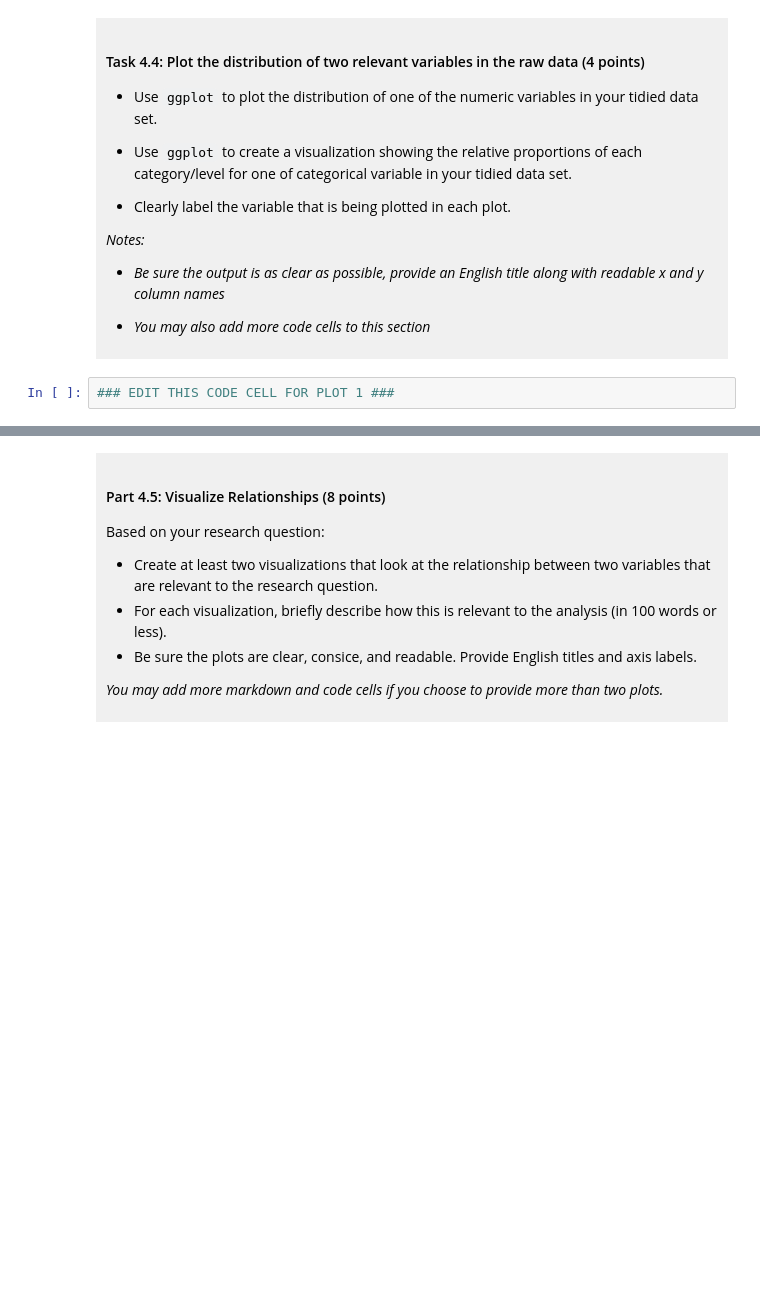
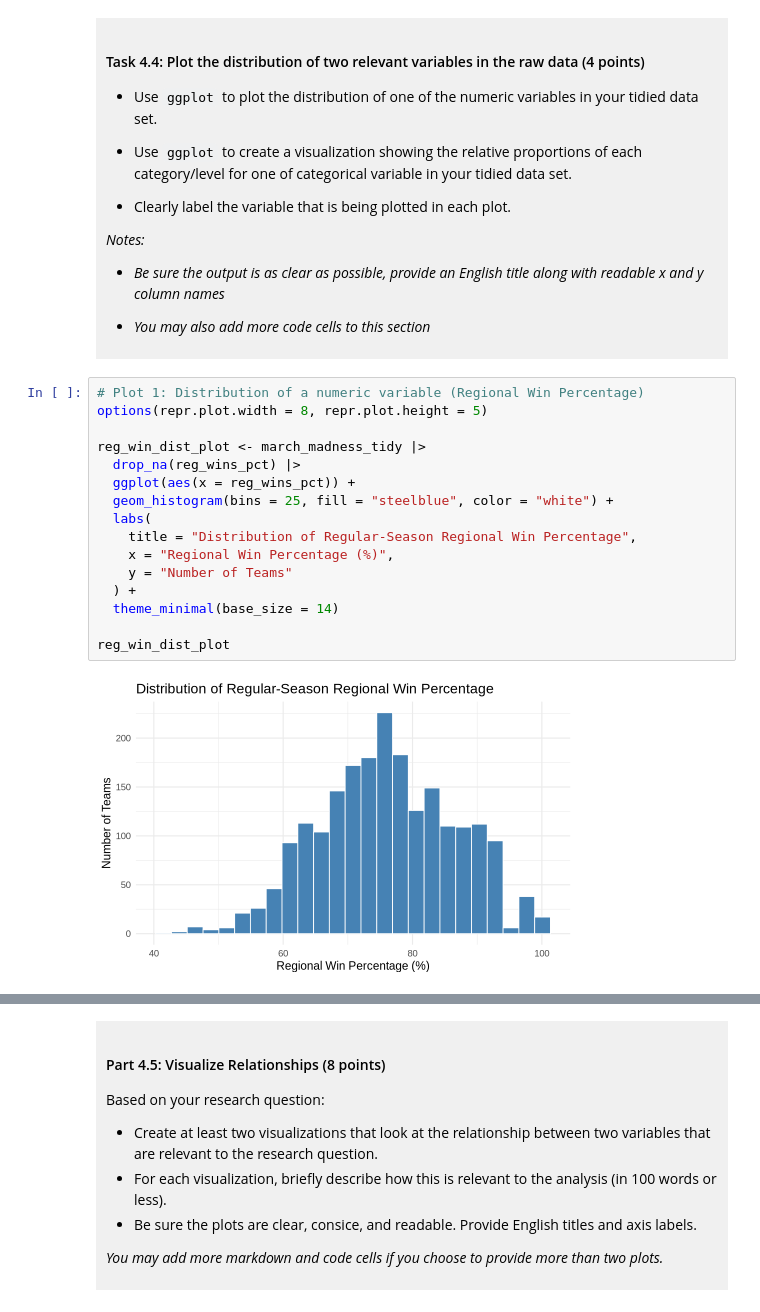
Before and after one commit to jitnue/dsci-100-project-jihoon-roh, a Jupyter notebook: dsci-100-project-notebook.ipynb, the cells around one changed output, grey strips where cells are left out. Cells and saved outputs as stored; diff of their text form; blank space fills up the shorter version.

Commit message:
Completed Part 4 and 5 for Checkpoint C
Added summary tables, exploratory visualizations, and K-nn classification plan for Task 5.1.

```diff
--- a/dsci-100-project-notebook.ipynb
+++ b/dsci-100-project-notebook.ipynb
@@ -307,5 +362,21 @@ You will refine your research question (if needed) and produce a tidy data set.
 
 </div>
 # %%
-### EDIT THIS CODE CELL FOR PLOT 1 ###
+# Plot 1: Distribution of a numeric variable (Regional Win Percentage)
+options(repr.plot.width = 8, repr.plot.height = 5)
+
+reg_win_dist_plot <- march_madness_tidy |>
+  drop_na(reg_wins_pct) |>
+  ggplot(aes(x = reg_wins_pct)) +
+  geom_histogram(bins = 25, fill = "steelblue", color = "white") +
+  labs(
+    title = "Distribution of Regular-Season Regional Win Percentage",
+    x = "Regional Win Percentage (%)",
+    y = "Number of Teams"
+  ) +
+  theme_minimal(base_size = 14)
+
+reg_win_dist_plot
+# %% [output]
+[figure, added]
 # %%
```
Also changed, not shown: parts of 10 cells of this notebook.
